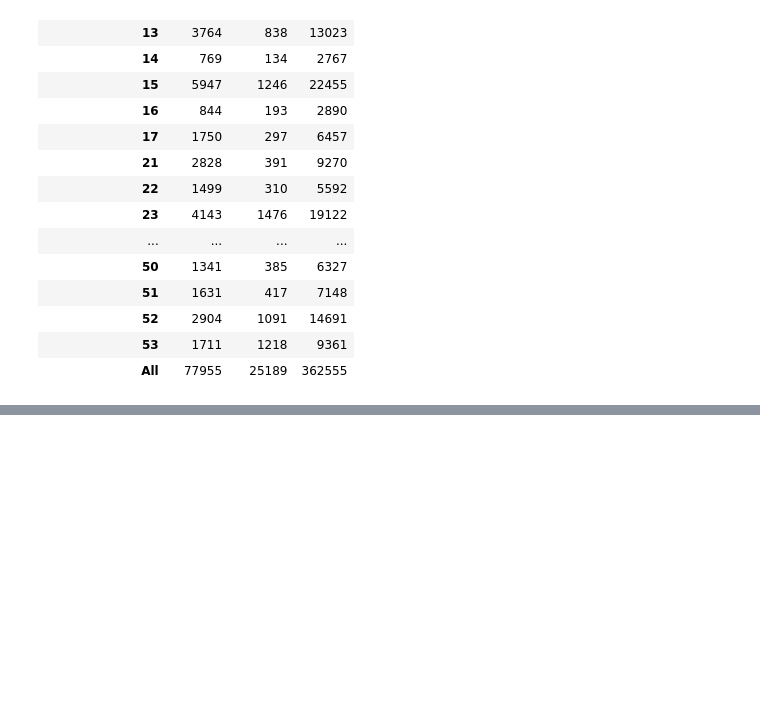
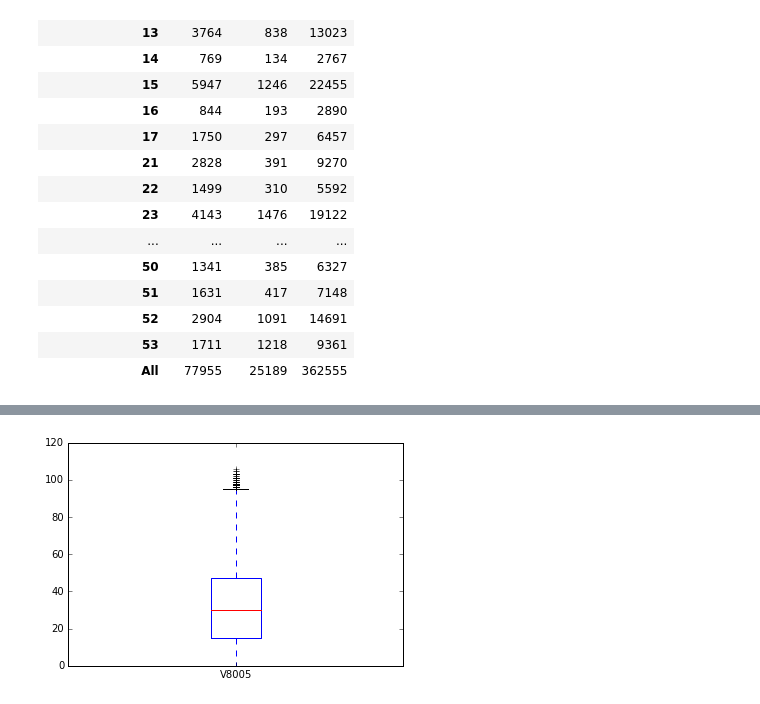
Before and after one commit to matheuscgc/CD, a Jupyter notebook: aula02/CHECK AULA 2 - MATHEUS CAMPBELL.ipynb, the cells around one changed output, grey strips where cells are left out. Saved outputs shown, nothing was run; the diff lists cells and outputs as text; code cells hidden in the pictures; blank space fills up the shorter version.

```diff
--- a/aula02/CHECK AULA 2 - MATHEUS CAMPBELL.ipynb
+++ b/aula02/CHECK AULA 2 - MATHEUS CAMPBELL.ipynb
@@ -316,0 +381,4 @@ alunos que cursam o ensino médio/pré-vestibular em redes particulares."""
+# %%
+plot = dados[dados.regiao=="Nordeste"].V8005.plot.box()
+# %% [output]
+[figure, added]
```
Also changed, not shown: parts of 41 cells of this notebook.
